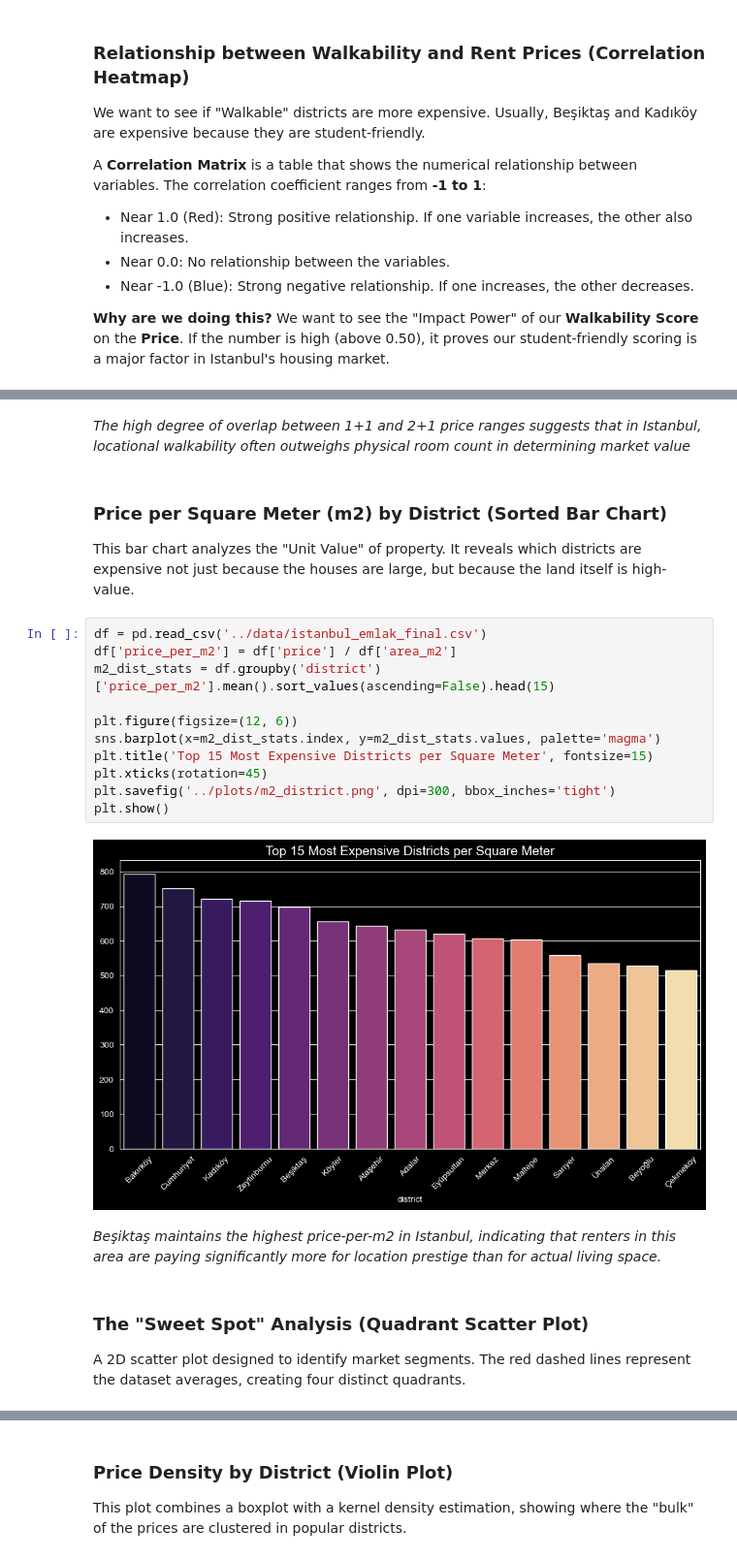
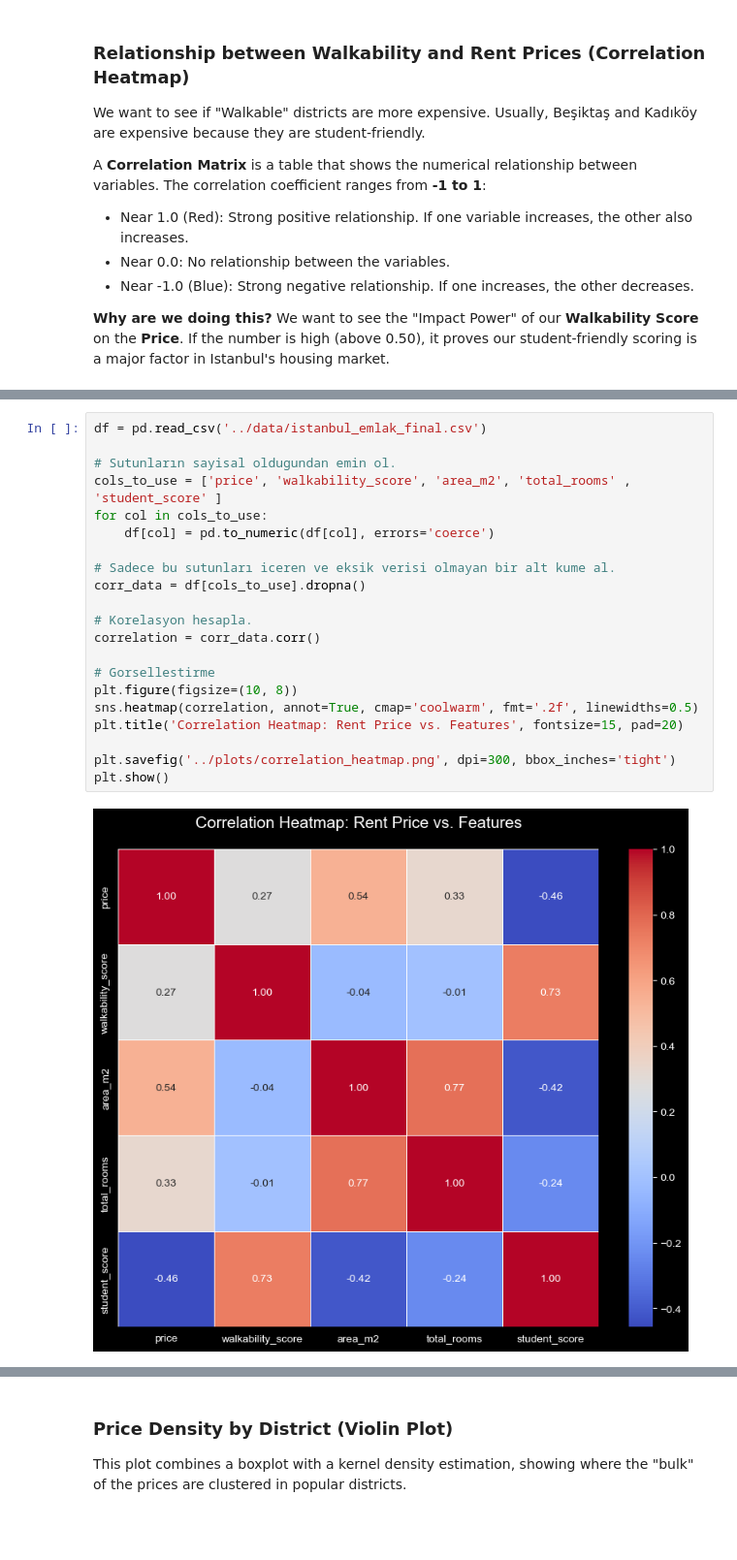
Before and after one commit to oykutugana/istanbul-rent-walkability-analysis, a Jupyter notebook: notebooks/P1_EDA.ipynb, the cells around one changed output, grey strips where cells are left out. Shown at 97% size. Saved outputs shown, nothing was run; the diff lists cells and outputs as text; blank space fills up the shorter version.

```diff
--- a/notebooks/P1_EDA.ipynb
+++ b/notebooks/P1_EDA.ipynb
@@ -599,23 +524,23 @@ plt.show()
-# %% [markdown]
-_The high degree of overlap between 1+1 and 2+1 price ranges suggests that in Istanbul, locational walkability often outweighs physical room count in determining market value_
-# %% [markdown]
-### Price per Square Meter (m2) by District (Sorted Bar Chart)
-This bar chart analyzes the "Unit Value" of property. It reveals which districts are expensive not just because the houses are large, but because the land itself is high-value.
-# %%
-df = pd.read_csv('../data/istanbul_emlak_final.csv')
-df['price_per_m2'] = df['price'] / df['area_m2']
-m2_dist_stats = df.groupby('district')['price_per_m2'].mean().sort_values(ascending=False).head(15)
-
-plt.figure(figsize=(12, 6))
-sns.barplot(x=m2_dist_stats.index, y=m2_dist_stats.values, palette='magma')
-plt.title('Top 15 Most Expensive Districts per Square Meter', fontsize=15)
-plt.xticks(rotation=45)
-plt.savefig('../plots/m2_district.png', dpi=300, bbox_inches='tight')
-plt.show()
-# %% [output]
-[figure, removed]
-# %% [markdown]
-_Beşiktaş maintains the highest price-per-m2 in Istanbul, indicating that renters in this area are paying significantly more for location prestige than for actual living space._
-# %% [markdown]
-### The "Sweet Spot" Analysis (Quadrant Scatter Plot)
-A 2D scatter plot designed to identify market segments. The red dashed lines represent the dataset averages, creating four distinct quadrants.
+# %%
+df = pd.read_csv('../data/istanbul_emlak_final.csv')
+
+# Sutunların sayisal oldugundan emin ol.
+cols_to_use = ['price', 'walkability_score', 'area_m2', 'total_rooms' , 'student_score' ]
+for col in cols_to_use:
+    df[col] = pd.to_numeric(df[col], errors='coerce')
+
+# Sadece bu sutunları iceren ve eksik verisi olmayan bir alt kume al.
+corr_data = df[cols_to_use].dropna()
+
+# Korelasyon hesapla.
+correlation = corr_data.corr()
+
+# Gorsellestirme
+plt.figure(figsize=(10, 8))
+sns.heatmap(correlation, annot=True, cmap='coolwarm', fmt='.2f', linewidths=0.5)
+plt.title('Correlation Heatmap: Rent Price vs. Features', fontsize=15, pad=20)
+
+plt.savefig('../plots/correlation_heatmap.png', dpi=300, bbox_inches='tight')
+plt.show()
+# %% [output]
+[figure, added]
```
Also changed, not shown: parts of 40 cells of this notebook, 6 other files.
